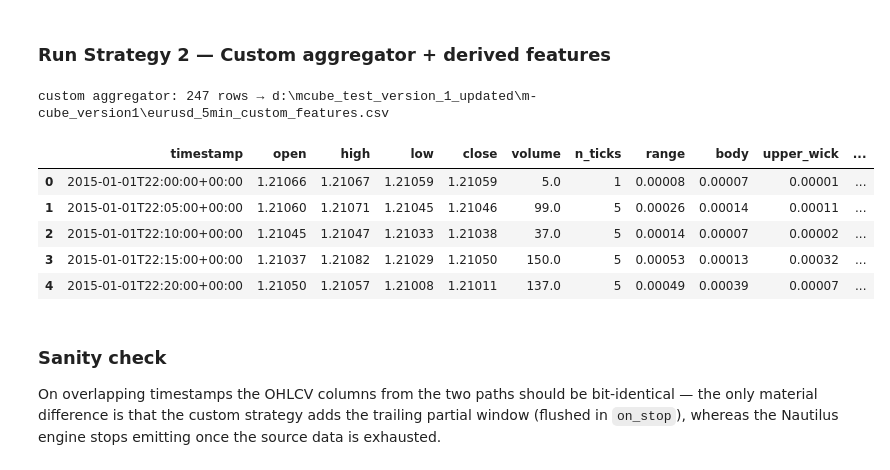
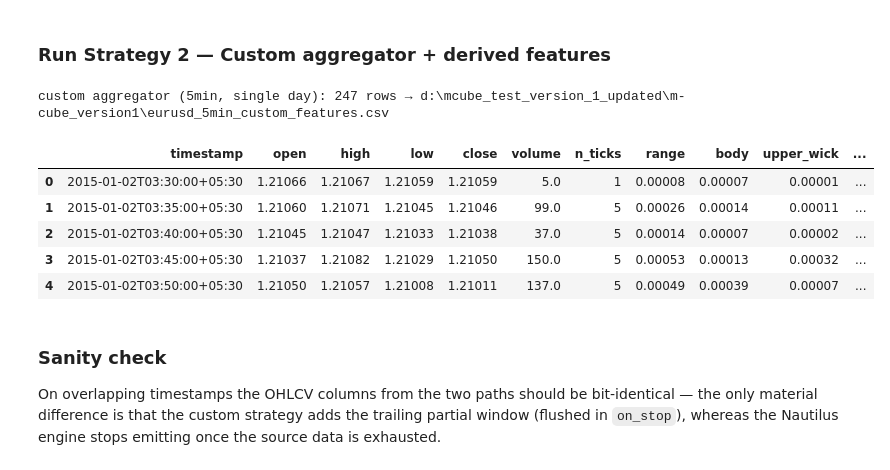
Before and after one commit to mohitmathur-ms/m-cube_version1, a Jupyter notebook: ipynb/aggregate_1min_to_5min.ipynb, the cells around one changed output. Saved outputs shown, nothing was run; the diff lists cells and outputs as text; code cells hidden in the pictures.

```diff
--- a/ipynb/aggregate_1min_to_5min.ipynb
+++ b/ipynb/aggregate_1min_to_5min.ipynb
@@ -127,7 +167,7 @@ What `FiveMinAggregator` emits at the end of each 5-minute window. Plain OHLCV c
 # %%
 @dataclass
-class Bar5MinFeatures:
-    """Aggregated 5-minute bar with derived features."""
+class BarFeatures:
+    """Aggregated bar with derived features. Timeframe-agnostic."""
 
     timestamp: pd.Timestamp
     open: float
@@ -156,4 +196,8 @@ class Bar5MinFeatures:
 
     def to_row(self) -> dict:
         return asdict(self)
+
+
+# Back-compat alias for any downstream code that still imports the old name.
+Bar5MinFeatures = BarFeatures
 # %% [markdown]
@@ -365,38 +536,38 @@ writes that record to CSV. `on_stop` flushes the trailing partial window.
 # %%
 class CustomAggregationConfig(StrategyConfig, frozen=True):
     instrument_id: InstrumentId
-    bar_type: BarType  # the 1-min EXTERNAL bar type
+    bar_type: BarType        # the 1-min EXTERNAL bar type
     output_csv: str
-    target_minutes: int = 5
+    timeframe: str = "5min"  # target aggregation timeframe — anything parse_timeframe accepts
 
 
 class CustomAggregationStrategy(Strategy):
-    """Subscribes to 1-min bars; runs them through `FiveMinAggregator`."""
+    """Subscribes to 1-min bars; runs them through `CustomBarAggregator(timeframe=...)`."""
 
     def __init__(self, config: CustomAggregationConfig) -> None:
         super().__init__(config)
-        self._aggregator = FiveMinAggregator(target_minutes=config.target_minutes)
+        self._aggregator = CustomBarAggregator(timeframe=config.timeframe)
         self._fh = None
         self._writer: csv.DictWriter | None = None
         self._n_bars = 0
 
     def on_start(self) -> None:
         self._fh = open(self.config.output_csv, "w", newline="", encoding="utf-8")
-        self._writer = csv.DictWriter(self._fh, fieldnames=Bar5MinFeatures.field_names())
+        self._writer = csv.DictWriter(self._fh, fieldnames=BarFeatures.field_names())
         self._writer.writeheader()
         self.subscribe_bars(self.config.bar_type)
-        self.log.info(f"subscribed to {self.config.bar_type}")
+        self.log.info(f"subscribed to {self.config.bar_type} | tf={self.config.timeframe}")
 
-    def _write(self, b5: Bar5MinFeatures) -> None:
-        row = b5.to_row()
-        row["timestamp"] = b5.timestamp.isoformat()
+    def _write(self, b: BarFeatures) -> None:
+        row = b.to_row()
+        row["timestamp"] = b.timestamp.tz_convert(OUTPUT_TZ).isoformat()
         self._writer.writerow(row)
         self._n_bars += 1
 
     def on_bar(self, bar: Bar) -> None:
-        b5 = self._aggregator.on_bar(bar)
-        if b5 is not None:
-            self._write(b5)
+        emitted = self._aggregator.on_bar(bar)
+        if emitted is not None:
+            self._write(emitted)
 
     def on_stop(self) -> None:
         trailing = self._aggregator.flush()
@@ -419,13 +590,15 @@ def _build_1min_bars(df: pd.DataFrame, instrument, price_type: str = PRICE_TYPE)
     return bt_1min, bars
 
 
-def run_strategy(strategy_factory) -> None:
+def run_strategy(strategy_factory, df_1min_input: pd.DataFrame | None = None) -> None:
     """Spin up a BacktestEngine, load 1-min bars, attach a strategy via the factory.
 
     `strategy_factory(instrument, bar_type_1min)` must return a `Strategy` instance.
+    `df_1min_input` defaults to the notebook-level `df_1min` (single-day demo).
     """
     instrument = create_instrument(BASE, QUOTE, venue=VENUE_NAME)
-    bt_1min, bars = _build_1min_bars(df_1min, instrument)
+    src_df = df_1min if df_1min_input is None else df_1min_input
+    bt_1min, bars = _build_1min_bars(src_df, instrument)
 
     engine = BacktestEngine(
         config=BacktestEngineConfig(
@@ -482,26 +655,26 @@ nautilus internal: 246 rows → d:\mcube_test_version_1_updated\m-cube_version1\
 # %%
 def make_custom_strategy(instrument, bt_1min: BarType) -> CustomAggregationStrategy:
     cfg = CustomAggregationConfig(
         instrument_id=instrument.id,
         bar_type=bt_1min,
         output_csv=str(OUTPUT_CUSTOM),
-        target_minutes=5,
+        timeframe="5min",
     )
     return CustomAggregationStrategy(cfg)
 
 
 run_strategy(make_custom_strategy)
 df_5min_custom = pd.read_csv(OUTPUT_CUSTOM)
-print(f"custom aggregator: {len(df_5min_custom)} rows → {OUTPUT_CUSTOM}")
+print(f"custom aggregator (5min, single day): {len(df_5min_custom)} rows → {OUTPUT_CUSTOM}")
 df_5min_custom.head()
 # %% [output]
-custom aggregator: 247 rows → d:\mcube_test_version_1_updated\m-cube_version1\eurusd_5min_custom_features.csv
+custom aggregator (5min, single day): 247 rows → d:\mcube_test_version_1_updated\m-cube_version1\eurusd_5min_custom_features.csv
 |  | timestamp | open | high | low | close | volume | n_ticks | range | body | upper_wick | ... |
-| 0 | 2015-01-01T22:00:00+00:00 | 1.21066 | 1.21067 | 1.21059 | 1.21059 | 5.0 | 1 | 0.00008 | 0.00007 | 0.00001 | ... |
-| 1 | 2015-01-01T22:05:00+00:00 | 1.21060 | 1.21071 | 1.21045 | 1.21046 | 99.0 | 5 | 0.00026 | 0.00014 | 0.00011 | ... |
-| 2 | 2015-01-01T22:10:00+00:00 | 1.21045 | 1.21047 | 1.21033 | 1.21038 | 37.0 | 5 | 0.00014 | 0.00007 | 0.00002 | ... |
-| 3 | 2015-01-01T22:15:00+00:00 | 1.21037 | 1.21082 | 1.21029 | 1.21050 | 150.0 | 5 | 0.00053 | 0.00013 | 0.00032 | ... |
-| 4 | 2015-01-01T22:20:00+00:00 | 1.21050 | 1.21057 | 1.21008 | 1.21011 | 137.0 | 5 | 0.00049 | 0.00039 | 0.00007 | ... |
+| 0 | 2015-01-02T03:30:00+05:30 | 1.21066 | 1.21067 | 1.21059 | 1.21059 | 5.0 | 1 | 0.00008 | 0.00007 | 0.00001 | ... |
+| 1 | 2015-01-02T03:35:00+05:30 | 1.21060 | 1.21071 | 1.21045 | 1.21046 | 99.0 | 5 | 0.00026 | 0.00014 | 0.00011 | ... |
+| 2 | 2015-01-02T03:40:00+05:30 | 1.21045 | 1.21047 | 1.21033 | 1.21038 | 37.0 | 5 | 0.00014 | 0.00007 | 0.00002 | ... |
+| 3 | 2015-01-02T03:45:00+05:30 | 1.21037 | 1.21082 | 1.21029 | 1.21050 | 150.0 | 5 | 0.00053 | 0.00013 | 0.00032 | ... |
+| 4 | 2015-01-02T03:50:00+05:30 | 1.21050 | 1.21057 | 1.21008 | 1.21011 | 137.0 | 5 | 0.00049 | 0.00039 | 0.00007 | ... |
 # %% [markdown]
 ### Sanity check
 
```
Also changed, not shown: parts of 12 cells of this notebook, 41 other files.
